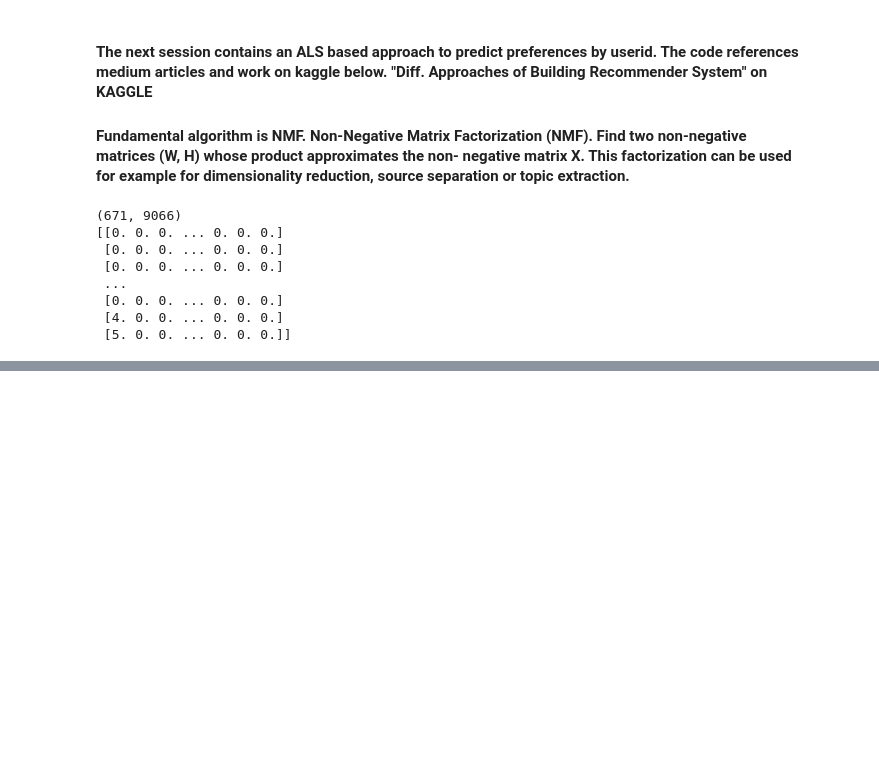
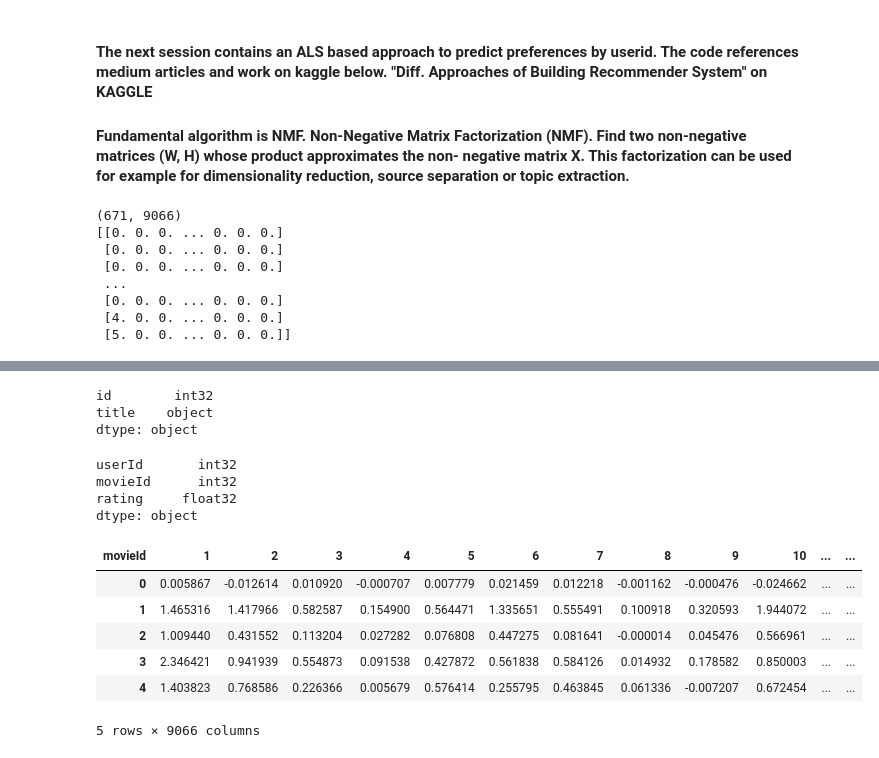
Before and after one commit to Sinthushan-bootcamp/MovieRecommendation, a Jupyter notebook: Group_3_Project_3_Movie_Recommendation.ipynb, the cells around one changed output, grey strips where cells are left out. Saved outputs shown, nothing was run; the diff lists cells and outputs as text; code cells hidden in the pictures; blank space fills up the shorter version.

```diff
--- a/Group_3_Project_3_Movie_Recommendation.ipynb
+++ b/Group_3_Project_3_Movie_Recommendation.ipynb
@@ -570,0 +587,58 @@ sns.lineplot(data=Ratings_Hist,x='movieId',y='Frequency')
+# %%
+svd_movies_df = movies_df[['id', 'title']]
+
+svd_movies_df['id'] = pd.to_numeric(svd_movies_df['id'], errors='coerce').fillna(0)
+svd_movies_df["id"] = svd_movies_df["id"].astype('int32')
+svd_movies_df["title"] = svd_movies_df["title"].astype('str')
+
+svd_movies_df.dtypes
+# %% [output]
+id        int32
+title    object
+dtype: object
+# %%
+svd_rating_df = ratings_df[['userId', 'movieId','rating']]
+
+svd_rating_df["userId"] = svd_rating_df["userId"].astype('int32')
+svd_rating_df["movieId"] = svd_rating_df["movieId"].astype('int32')
+svd_rating_df["rating"] = svd_rating_df["rating"].astype('float32')
+
+svd_rating_df.dtypes
+# %% [output]
+userId       int32
+movieId      int32
+rating     float32
+dtype: object
+# %%
+movie_features_df = svd_rating_df.pivot(
+    index='userId',
+    columns='movieId',
+    values='rating'
+).fillna(0)
+# %%
+R = movie_features_df.values
+
+user_ratings_mean = np.mean(R, axis = 1)
+R_demeaned = R - user_ratings_mean.reshape(-1, 1)
+# %%
+
+U, sigma, Vt = svds(R_demeaned)
+# %%
+# that the Sigma$ returned is just the values instead of a diagonal matrix.
+# This is useful, but since I'm going to leverage matrix multiplication to get predictions
+# I'll convert it to the diagonal matrix form.
+
+sigma = np.diag(sigma)
+
+all_user_predicted_ratings = np.dot(np.dot(U, sigma), Vt) + user_ratings_mean.reshape(-1, 1)
+
+preds_df = pd.DataFrame(all_user_predicted_ratings, columns = movie_features_df.columns)
+preds_df.head()
+# %% [output]
+| movieId | 1 | 2 | 3 | 4 | 5 | 6 | 7 | 8 | 9 | 10 | ... | ... |
+| 0 | 0.005867 | -0.012614 | 0.010920 | -0.000707 | 0.007779 | 0.021459 | 0.012218 | -0.001162 | -0.000476 | -0.024662 | ... | ... |
+| 1 | 1.465316 | 1.417966 | 0.582587 | 0.154900 | 0.564471 | 1.335651 | 0.555491 | 0.100918 | 0.320593 | 1.944072 | ... | ... |
+| 2 | 1.009440 | 0.431552 | 0.113204 | 0.027282 | 0.076808 | 0.447275 | 0.081641 | -0.000014 | 0.045476 | 0.566961 | ... | ... |
+| 3 | 2.346421 | 0.941939 | 0.554873 | 0.091538 | 0.427872 | 0.561838 | 0.584126 | 0.014932 | 0.178582 | 0.850003 | ... | ... |
+| 4 | 1.403823 | 0.768586 | 0.226366 | 0.005679 | 0.576414 | 0.255795 | 0.463845 | 0.061336 | -0.007207 | 0.672454 | ... | ... |
+5 rows × 9066 columns
```
Also changed, not shown: parts of 18 cells of this notebook, 4 other files.
